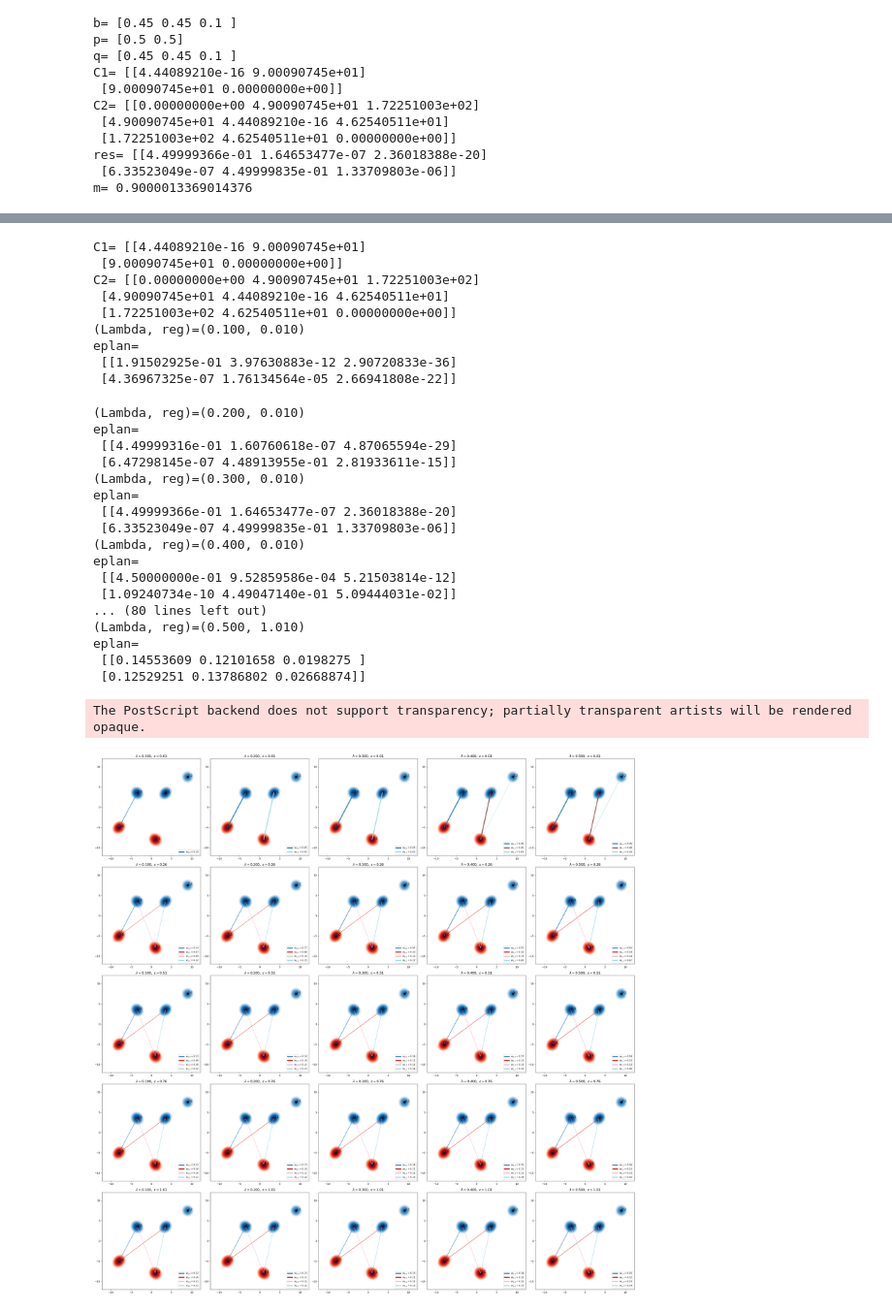
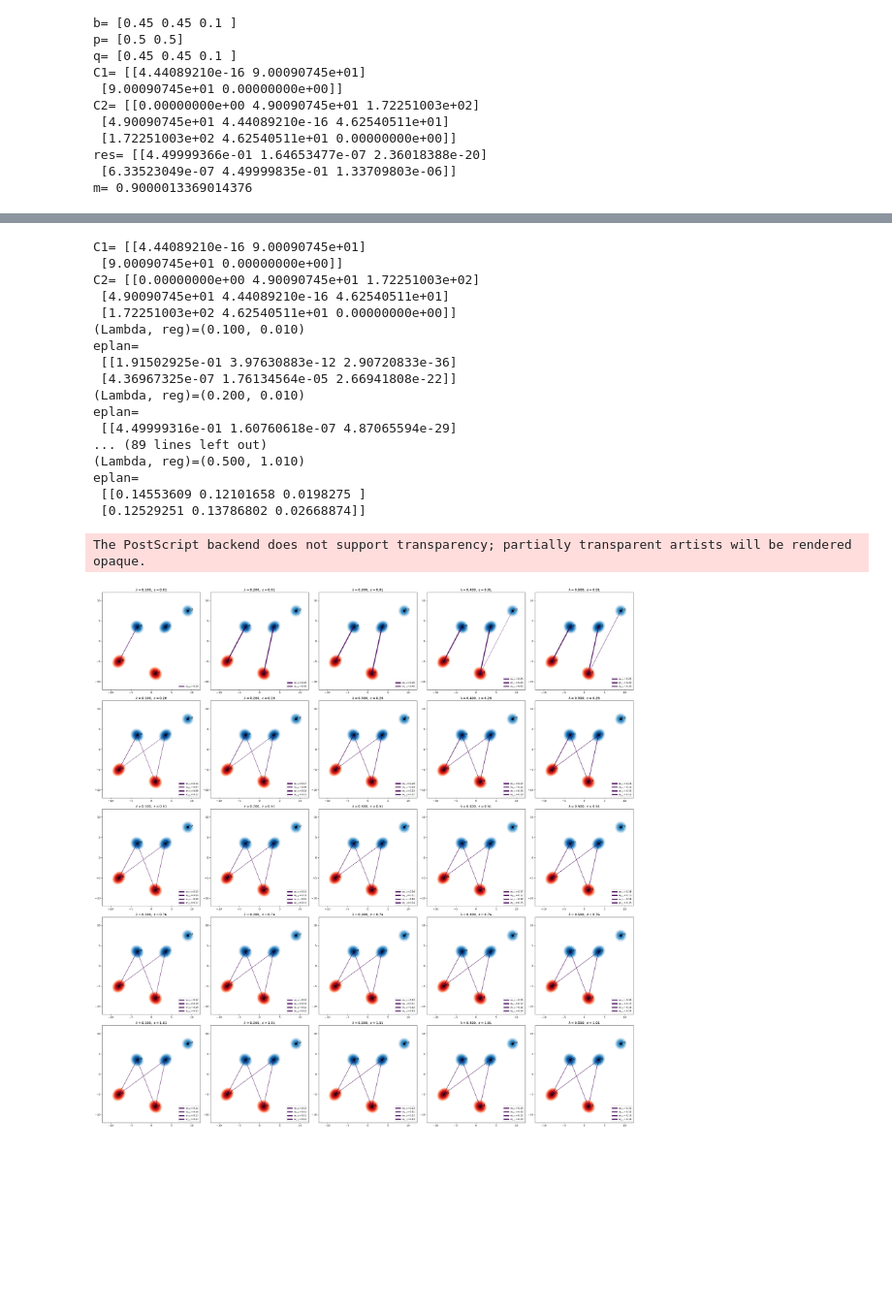
Before and after one commit to yachimura-lab/EPGOT-PMGW, a Jupyter notebook: docs/notebook/figure1_2_3.ipynb, the cells around one changed output, grey strips where cells are left out. Shown at 97% size. Saved outputs shown, nothing was run; the diff lists cells and outputs as text; code cells hidden in the pictures; blank space fills up the shorter version.

```diff
--- a/docs/notebook/figure1_2_3.ipynb
+++ b/docs/notebook/figure1_2_3.ipynb
@@ -226,7 +224,7 @@ for idx, Lambda in enumerate(Lambda_list):
     # ----------------------------------------
     # 5. assign colors
     # ----------------------------------------
-    cmap = cm.get_cmap("tab20", len(pairs))
+    cmap = plt.get_cmap("viridis")
     color_dict = {(i, j): cmap(k) for k, (i, j) in enumerate(pairs)}
 
     # ----------------------------------------
@@ -301,7 +299,7 @@ fig, axes = plt.subplots(len(reg_list), len(Lambda_list), figsize=(30, 15))
 # ----------------------------
 # カラーマップ設定
 # ----------------------------
-cmap = cm.get_cmap("viridis")
+cmap = plt.get_cmap("viridis")
 norm = Normalize(vmin=0, vmax=np.max(M))  # R[i,j] の最大値に応じてスケーリング
 
 # ----------------------------
@@ -687,7 +685,7 @@ for row, reg in enumerate(reg_list):
         # ----------------------------------------
         # 5. assign colors
         # ----------------------------------------
-        cmap = cm.get_cmap("tab20", len(pairs))
+        cmap = plt.get_cmap("viridis")
         color_dict = {(i, j): cmap(k) for k, (i, j) in enumerate(pairs)}
 
         # ----------------------------------------
@@ -720,49 +718,40 @@ for row, reg in enumerate(reg_list):
                     [0],
                     color=color_dict[(i, j)],
                     lw=4,
                     label=rf"$w_{{{i},{j}}}={w:.2f}$",
                 )
             )
 
         ax.legend(
             handles=legend_elements, loc="lower right", fontsize=9, framealpha=0.9
         )
 
         ax.set_title(rf"$\lambda={Lambda:.3f},\ \varepsilon={reg:.2f}$", fontsize=13)
         ax.axis("equal")
 
 # ============================
 # finalize
 # ============================
 plt.tight_layout()
 plt.savefig("fig_lambda_epsilon_sweep.eps", format="eps")
 plt.show()
 # %% [output]
 C1= [[4.44089210e-16 9.00090745e+01]
  [9.00090745e+01 0.00000000e+00]]
 C2= [[0.00000000e+00 4.90090745e+01 1.72251003e+02]
  [4.90090745e+01 4.44089210e-16 4.62540511e+01]
  [1.72251003e+02 4.62540511e+01 0.00000000e+00]]
 (Lambda, reg)=(0.100, 0.010)
 eplan=
  [[1.91502925e-01 3.97630883e-12 2.90720833e-36]
  [4.36967325e-07 1.76134564e-05 2.66941808e-22]]
+(Lambda, reg)=(0.200, 0.010)
+eplan=
+ [[4.49999316e-01 1.60760618e-07 4.87065594e-29]
+... (89 lines left out)
+(Lambda, reg)=(0.500, 1.010)
+eplan=
+ [[0.14553609 0.12101658 0.0198275 ]
+ [0.12529251 0.13786802 0.02668874]]
-(Lambda, reg)=(0.200, 0.010)
-eplan=
- [[4.49999316e-01 1.60760618e-07 4.87065594e-29]
- [6.47298145e-07 4.48913955e-01 2.81933611e-15]]
-(Lambda, reg)=(0.300, 0.010)
-eplan=
- [[4.49999366e-01 1.64653477e-07 2.36018388e-20]
- [6.33523049e-07 4.49999835e-01 1.33709803e-06]]
-(Lambda, reg)=(0.400, 0.010)
-eplan=
- [[4.50000000e-01 9.52859586e-04 5.21503814e-12]
- [1.09240734e-10 4.49047140e-01 5.09444031e-02]]
-... (80 lines left out)
-(Lambda, reg)=(0.500, 1.010)
-eplan=
- [[0.14553609 0.12101658 0.0198275 ]
- [0.12529251 0.13786802 0.02668874]]
+The PostScript backend does not support transparency; partially transparent artists will be rendered opaque.
-The PostScript backend does not support transparency; partially transparent artists will be rendered opaque.
-[figure, old version]
+[figure, new version]
```
Also changed, not shown: parts of 5 cells of this notebook, 3 other files.
